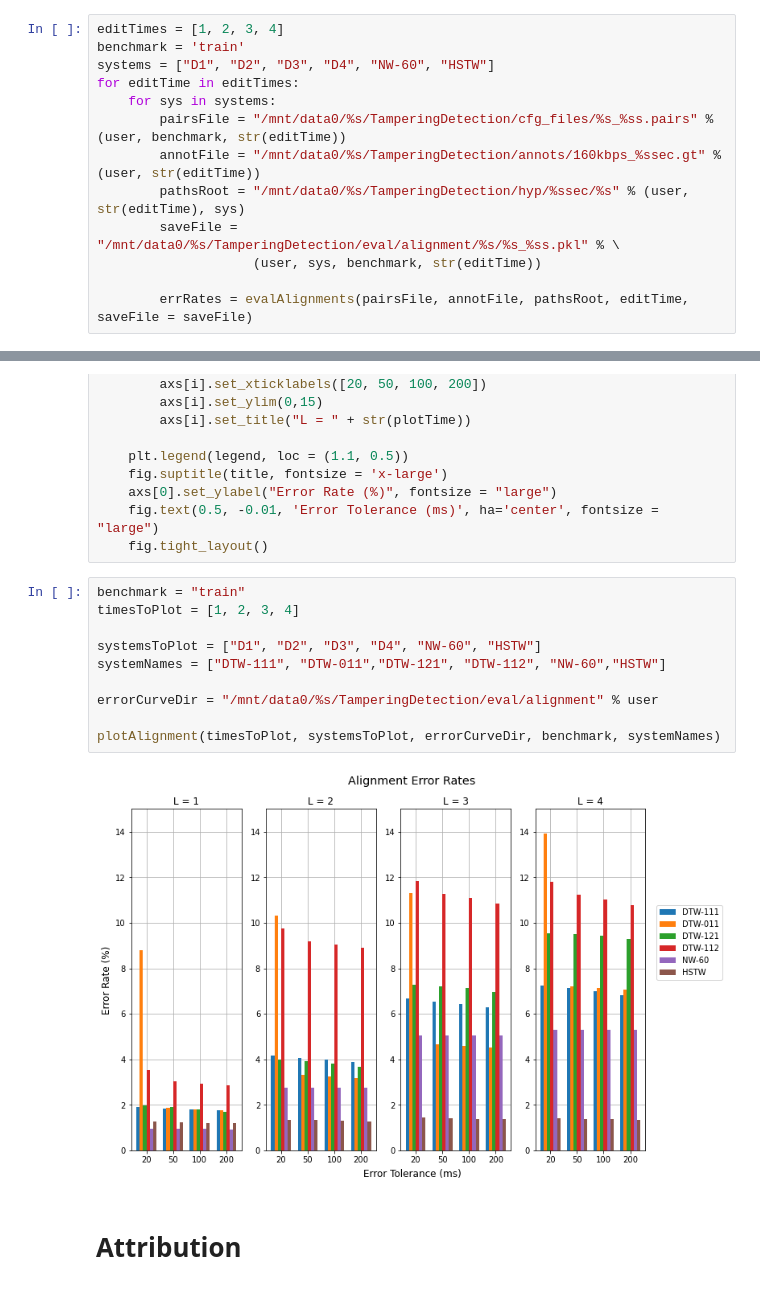
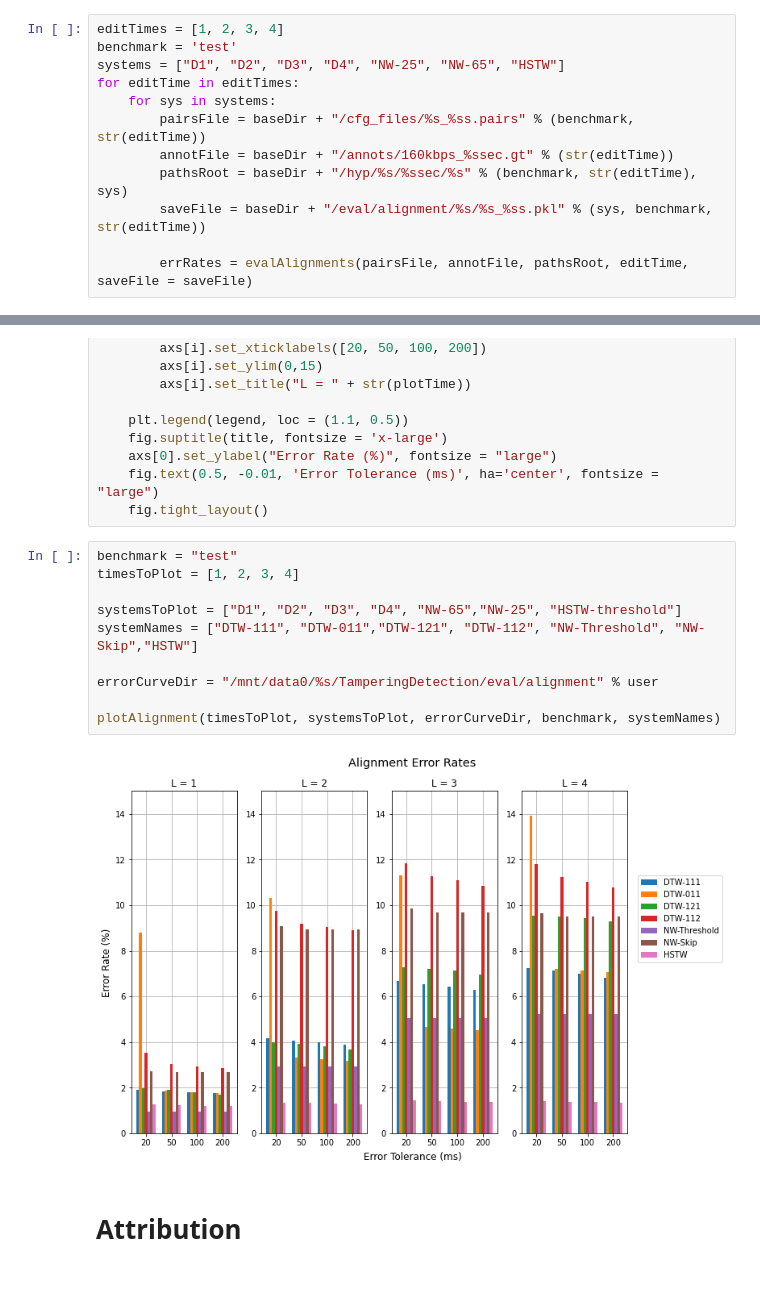
Before and after one commit to HMC-MIR/HSTW, a Jupyter notebook: 03_speech_eval.ipynb, the cells around one changed output, grey strips where cells are left out. Saved outputs shown, nothing was run; the diff lists cells and outputs as text.

```diff
--- a/03_speech_eval.ipynb
+++ b/03_speech_eval.ipynb
@@ -167,14 +176,13 @@ def calcErrorRates(errors, maxTol):
 ## Run Alignment Eval
 # %%
 editTimes = [1, 2, 3, 4]
-benchmark = 'train'
-systems = ["D1", "D2", "D3", "D4", "NW-60", "HSTW"]
+benchmark = 'test'
+systems = ["D1", "D2", "D3", "D4", "NW-25", "NW-65", "HSTW"]
 for editTime in editTimes:
     for sys in systems:
-        pairsFile = "/mnt/data0/%s/TamperingDetection/cfg_files/%s_%ss.pairs" % (user, benchmark, str(editTime))
-        annotFile = "/mnt/data0/%s/TamperingDetection/annots/160kbps_%ssec.gt" % (user, str(editTime))
-        pathsRoot = "/mnt/data0/%s/TamperingDetection/hyp/%ssec/%s" % (user, str(editTime), sys)
-        saveFile = "/mnt/data0/%s/TamperingDetection/eval/alignment/%s/%s_%ss.pkl" % \
-                    (user, sys, benchmark, str(editTime))
+        pairsFile = baseDir + "/cfg_files/%s_%ss.pairs" % (benchmark, str(editTime))
+        annotFile = baseDir + "/annots/160kbps_%ssec.gt" % (str(editTime))
+        pathsRoot = baseDir + "/hyp/%s/%ssec/%s" % (benchmark, str(editTime), sys)
+        saveFile = baseDir + "/eval/alignment/%s/%s_%ss.pkl" % (sys, benchmark, str(editTime))
 
         errRates = evalAlignments(pairsFile, annotFile, pathsRoot, editTime, saveFile = saveFile)
@@ -205,17 +215,17 @@ def plotAlignment(timesToPlot, systemsToPlot, errorCurveDir, benchmark, legend,
     fig.text(0.5, -0.01, 'Error Tolerance (ms)', ha='center', fontsize = "large")
     fig.tight_layout()
 # %%
-benchmark = "train"
+benchmark = "test"
 timesToPlot = [1, 2, 3, 4]
 
-systemsToPlot = ["D1", "D2", "D3", "D4", "NW-60", "HSTW"]
-systemNames = ["DTW-111", "DTW-011","DTW-121", "DTW-112", "NW-60","HSTW"]
+systemsToPlot = ["D1", "D2", "D3", "D4", "NW-65","NW-25", "HSTW-threshold"]
+systemNames = ["DTW-111", "DTW-011","DTW-121", "DTW-112", "NW-Threshold", "NW-Skip","HSTW"]
 
 errorCurveDir = "/mnt/data0/%s/TamperingDetection/eval/alignment" % user
 
 plotAlignment(timesToPlot, systemsToPlot, errorCurveDir, benchmark, systemNames)
 # %% [output]
-[figure, old version]
+[figure, new version]
 # %% [markdown]
 # Attribution
 # %%
```
Also changed, not shown: parts of 21 cells of this notebook.
